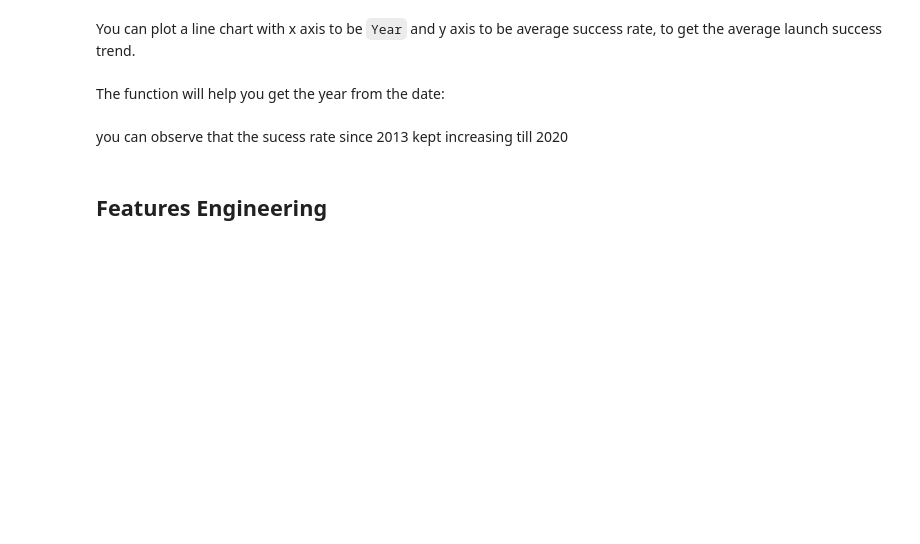
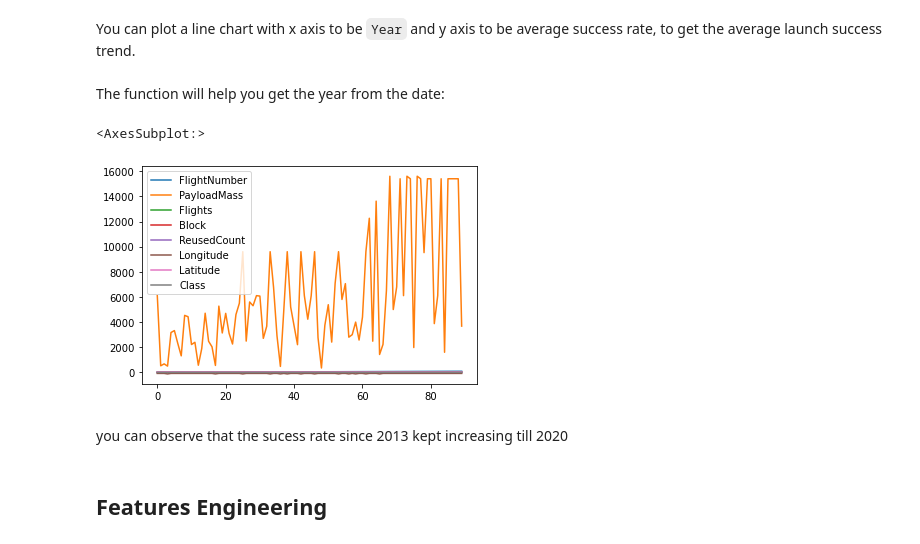
Before and after one commit to ankityadav09/Data-Science-Capstone, a Jupyter notebook: jupyter-labs-eda-dataviz.ipynb, the cells around one changed output. Saved outputs shown, nothing was run; the diff lists cells and outputs as text; code cells hidden in the pictures; blank space fills up the shorter version.

```diff
--- a/jupyter-labs-eda-dataviz.ipynb
+++ b/jupyter-labs-eda-dataviz.ipynb
@@ -147,6 +217,11 @@ def Extract_year(date):
     return year
 # %%
 # Plot a line chart with x axis to be the extracted year and y axis to be the success rate
+import matplotlib.pyplot as plt
+df.plot()
+# %% [output]
+<AxesSubplot:>
+[figure, added]
 # %% [markdown]
 you can observe that the sucess rate since 2013 kept increasing till 2020
 # %% [markdown]
```
Also changed, not shown: parts of 16 cells of this notebook.
